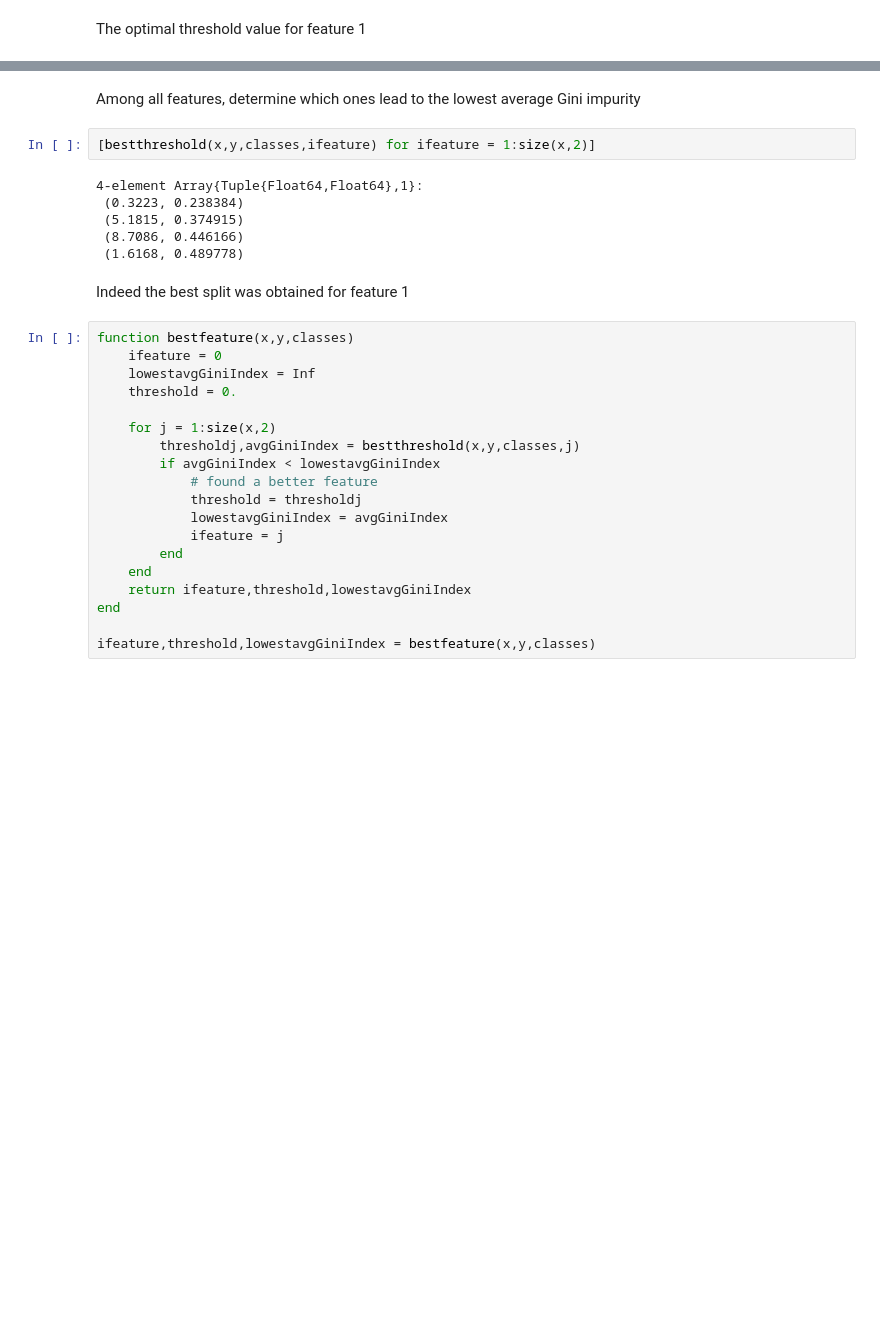
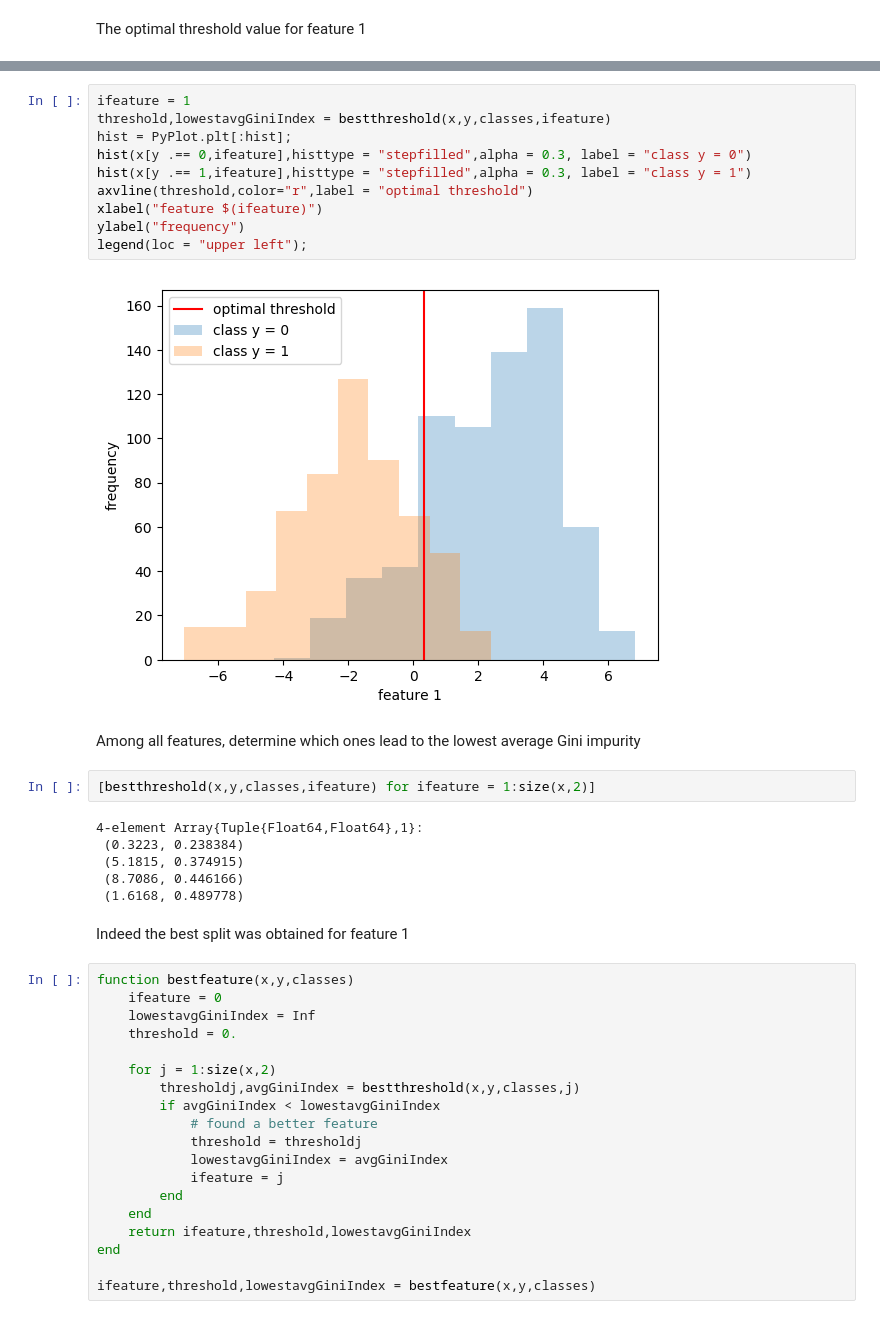
Before and after one commit to Alexander-Barth/MachineLearningNotebooks, a Jupyter notebook: Decision-Trees-from-Scratch.ipynb, the cells around one changed output, grey strips where cells are left out. Drawn from its saved outputs; the diff is of its cells as text; blank space fills up the shorter version.

```diff
--- a/Decision-Trees-from-Scratch.ipynb
+++ b/Decision-Trees-from-Scratch.ipynb
@@ -223,3 +253,15 @@ plot([threshold],[lowestavgGiniIndex],"ro")
+# %%
+ifeature = 1
+threshold,lowestavgGiniIndex = bestthreshold(x,y,classes,ifeature)
+hist = PyPlot.plt[:hist];
+hist(x[y .== 0,ifeature],histtype = "stepfilled",alpha = 0.3, label = "class y = 0")
+hist(x[y .== 1,ifeature],histtype = "stepfilled",alpha = 0.3, label = "class y = 1")
+axvline(threshold,color="r",label = "optimal threshold")
+xlabel("feature $(ifeature)")
+ylabel("frequency")
+legend(loc = "upper left");
+# %% [output]
+[figure, added]
 # %% [markdown]
 Among all features, determine which ones lead to the lowest average Gini impurity
 # %%
```
Also changed, not shown: parts of 18 cells of this notebook.
